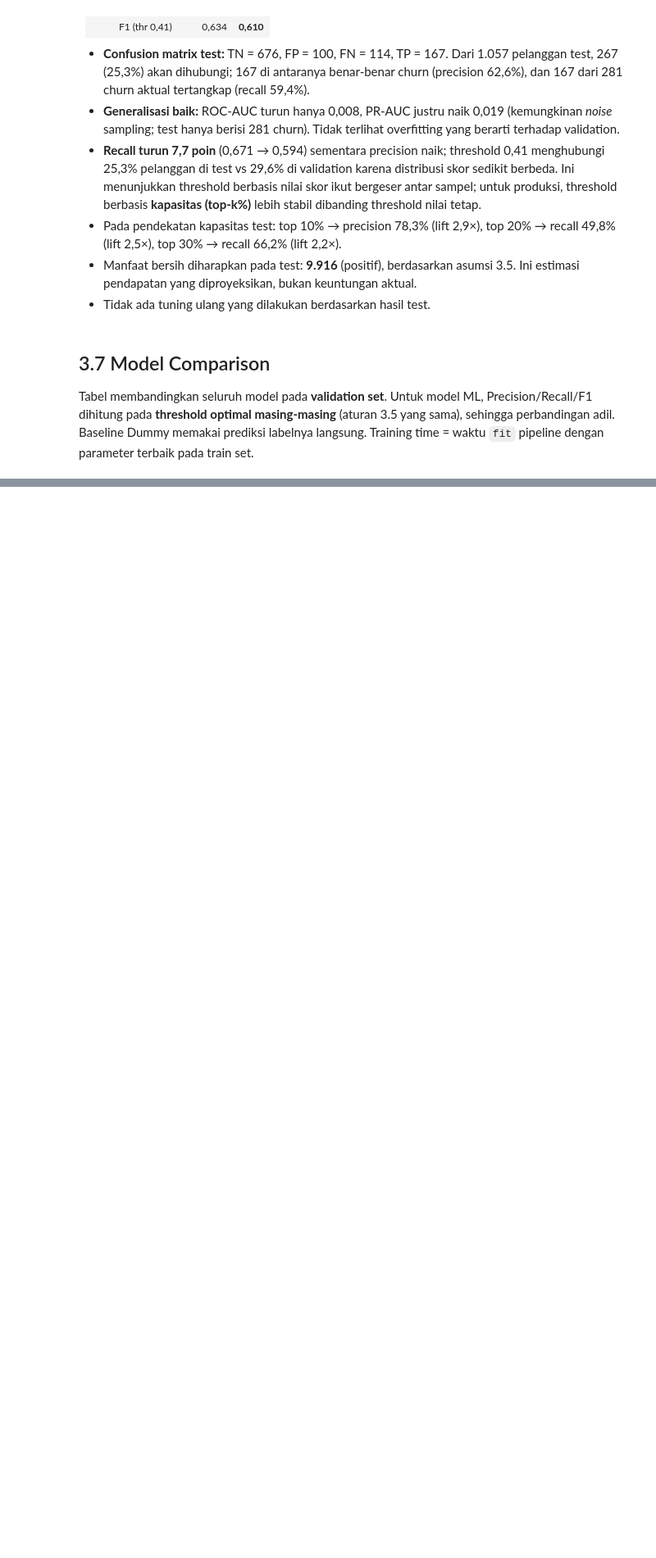
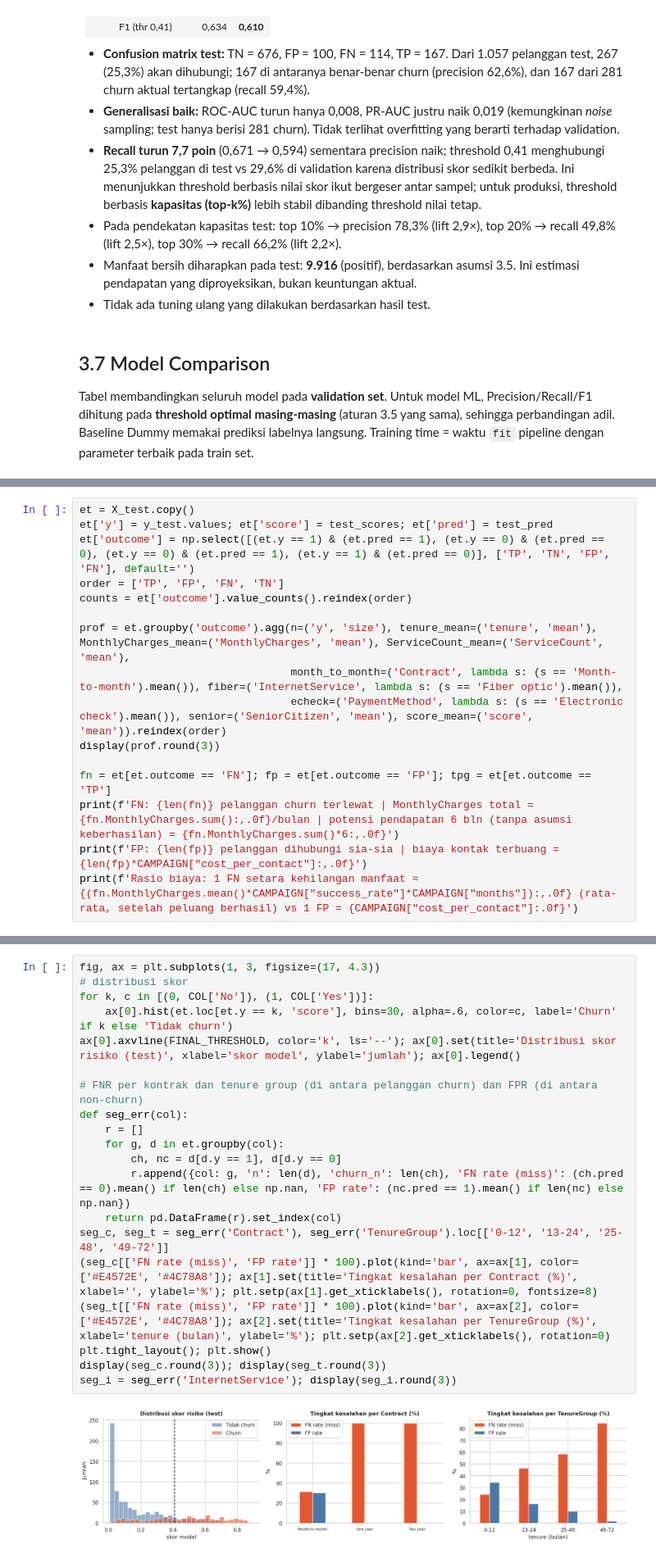
Before and after one commit to arielsharonferdinandus/Telco_Customer_Churn_Prediction, a Jupyter notebook: Telco_Churn_Notebook.ipynb, the cells around one changed output, grey strips where cells are left out. Shown at 82% size. Cells and saved outputs as stored; diff of their text form; blank space fills up the shorter version.

```diff
--- a/Telco_Churn_Notebook.ipynb
+++ b/Telco_Churn_Notebook.ipynb
@@ -1265,0 +1349,16 @@ Evaluasi akhir model final pada TEST set:
+# %%
+et = X_test.copy()
+et['y'] = y_test.values; et['score'] = test_scores; et['pred'] = test_pred
+et['outcome'] = np.select([(et.y == 1) & (et.pred == 1), (et.y == 0) & (et.pred == 0), (et.y == 0) & (et.pred == 1), (et.y == 1) & (et.pred == 0)], ['TP', 'TN', 'FP', 'FN'], default='')
+order = ['TP', 'FP', 'FN', 'TN']
+counts = et['outcome'].value_counts().reindex(order)
+
+prof = et.groupby('outcome').agg(n=('y', 'size'), tenure_mean=('tenure', 'mean'), MonthlyCharges_mean=('MonthlyCharges', 'mean'), ServiceCount_mean=('ServiceCount', 'mean'),
+                                 month_to_month=('Contract', lambda s: (s == 'Month-to-month').mean()), fiber=('InternetService', lambda s: (s == 'Fiber optic').mean()),
+                                 echeck=('PaymentMethod', lambda s: (s == 'Electronic check').mean()), senior=('SeniorCitizen', 'mean'), score_mean=('score', 'mean')).reindex(order)
+display(prof.round(3))
+
+fn = et[et.outcome == 'FN']; fp = et[et.outcome == 'FP']; tpg = et[et.outcome == 'TP']
+print(f'FN: {len(fn)} pelanggan churn terlewat | MonthlyCharges total = {fn.MonthlyCharges.sum():,.0f}/bulan | potensi pendapatan 6 bln (tanpa asumsi keberhasilan) = {fn.MonthlyCharges.sum()*6:,.0f}')
+print(f'FP: {len(fp)} pelanggan dihubungi sia-sia | biaya kontak terbuang = {len(fp)*CAMPAIGN["cost_per_contact"]:,.0f}')
+print(f'Rasio biaya: 1 FN setara kehilangan manfaat ≈ {(fn.MonthlyCharges.mean()*CAMPAIGN["success_rate"]*CAMPAIGN["months"]):,.0f} (rata-rata, setelah peluang berhasil) vs 1 FP = {CAMPAIGN["cost_per_contact"]:.0f}')
@@ -1265,0 +1375,22 @@ Evaluasi akhir model final pada TEST set:
+# %%
+fig, ax = plt.subplots(1, 3, figsize=(17, 4.3))
+# distribusi skor
+for k, c in [(0, COL['No']), (1, COL['Yes'])]:
+    ax[0].hist(et.loc[et.y == k, 'score'], bins=30, alpha=.6, color=c, label='Churn' if k else 'Tidak churn')
+ax[0].axvline(FINAL_THRESHOLD, color='k', ls='--'); ax[0].set(title='Distribusi skor risiko (test)', xlabel='skor model', ylabel='jumlah'); ax[0].legend()
+
+# FNR per kontrak dan tenure group (di antara pelanggan churn) dan FPR (di antara non-churn)
+def seg_err(col):
+    r = []
+    for g, d in et.groupby(col):
+        ch, nc = d[d.y == 1], d[d.y == 0]
+        r.append({col: g, 'n': len(d), 'churn_n': len(ch), 'FN rate (miss)': (ch.pred == 0).mean() if len(ch) else np.nan, 'FP rate': (nc.pred == 1).mean() if len(nc) else np.nan})
+    return pd.DataFrame(r).set_index(col)
+seg_c, seg_t = seg_err('Contract'), seg_err('TenureGroup').loc[['0-12', '13-24', '25-48', '49-72']]
+(seg_c[['FN rate (miss)', 'FP rate']] * 100).plot(kind='bar', ax=ax[1], color=['#E4572E', '#4C78A8']); ax[1].set(title='Tingkat kesalahan per Contract (%)', xlabel='', ylabel='%'); plt.setp(ax[1].get_xticklabels(), rotation=0, fontsize=8)
+(seg_t[['FN rate (miss)', 'FP rate']] * 100).plot(kind='bar', ax=ax[2], color=['#E4572E', '#4C78A8']); ax[2].set(title='Tingkat kesalahan per TenureGroup (%)', xlabel='tenure (bulan)', ylabel='%'); plt.setp(ax[2].get_xticklabels(), rotation=0)
+plt.tight_layout(); plt.show()
+display(seg_c.round(3)); display(seg_t.round(3))
+seg_i = seg_err('InternetService'); display(seg_i.round(3))
+# %% [output]
+[figure, added]
```
Also changed, not shown: parts of 27 cells of this notebook.
